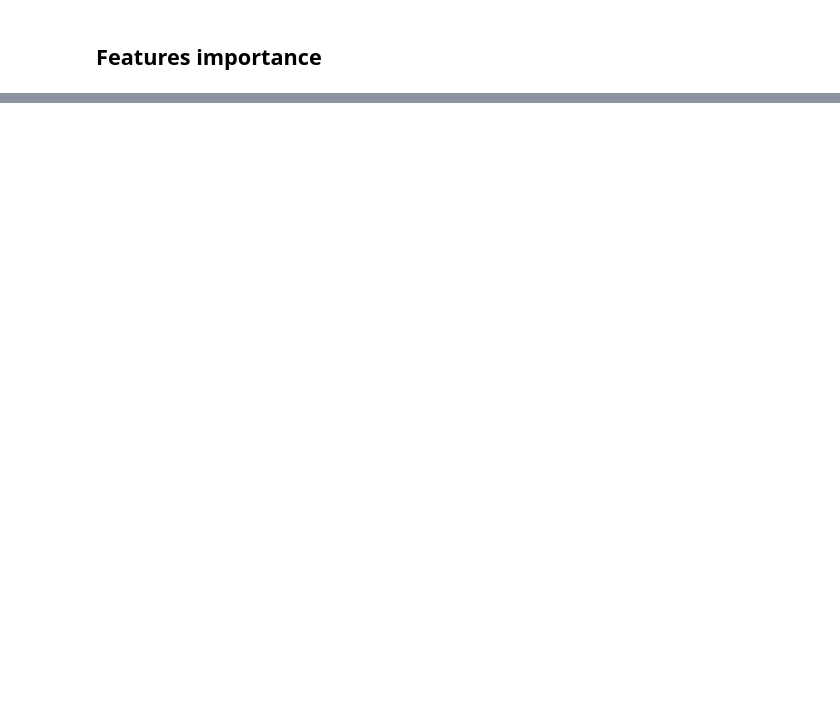
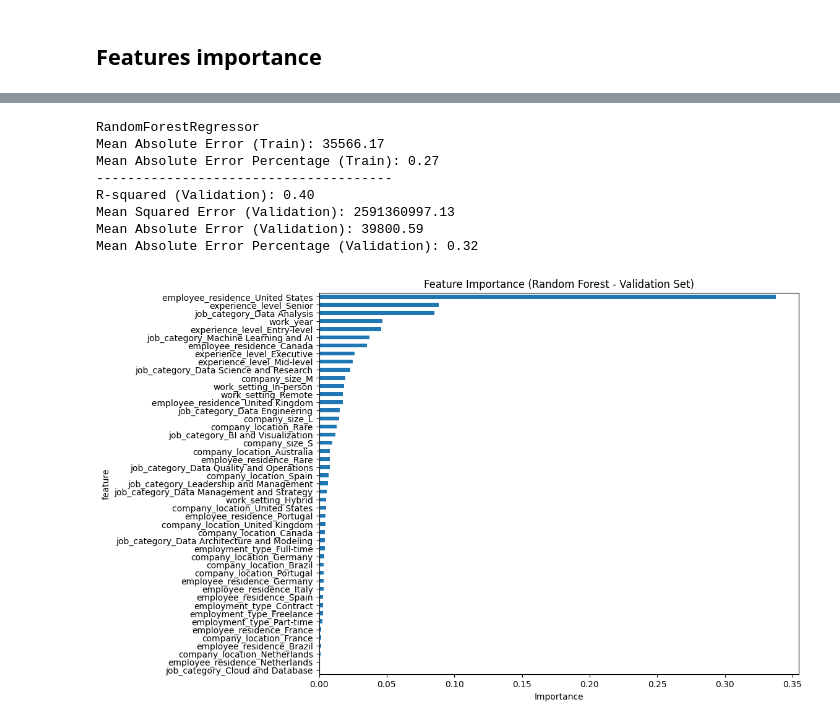
Before and after one commit to olgazju/project_salary_prediction, a Jupyter notebook: EDA.ipynb, the cells around one changed output, grey strips where cells are left out. Drawn from its saved outputs; the diff is of its cells as text; code cells hidden in the pictures; blank space fills up the shorter version.

```diff
--- a/EDA.ipynb
+++ b/EDA.ipynb
@@ -405,0 +425,27 @@ Mean Absolute Error Percentage (Validation): 0.32
+# %%
+rf_reg = RandomForestRegressor(random_state=42)
+rf_reg.fit(X_train, y_train)
+print("RandomForestRegressor")
+print_metrics(rf_reg, X_train, y_train, X_val, y_val)
+print("")
+
+importance_val_rf = rf_reg.feature_importances_
+feature_importance_val_rf = pd.DataFrame({'feature': X_train.columns, 'importance': importance_val_rf})
+feature_importance_val_rf.sort_values(by='importance', ascending=True, inplace=True)
+
+# Plot Feature Importance for Random Forest
+plt.figure(figsize=(10, 8))
+feature_importance_val_rf.set_index('feature')['importance'].plot(kind='barh')
+plt.title('Feature Importance (Random Forest - Validation Set)')
+plt.xlabel('Importance')
+plt.show()
+# %% [output]
+RandomForestRegressor
+Mean Absolute Error (Train): 35566.17
+Mean Absolute Error Percentage (Train): 0.27
+--------------------------------------
+R-squared (Validation): 0.40
+Mean Squared Error (Validation): 2591360997.13
+Mean Absolute Error (Validation): 39800.59
+Mean Absolute Error Percentage (Validation): 0.32
+[figure, added]
```
Also changed, not shown: parts of 3 cells of this notebook, 1 other file.
